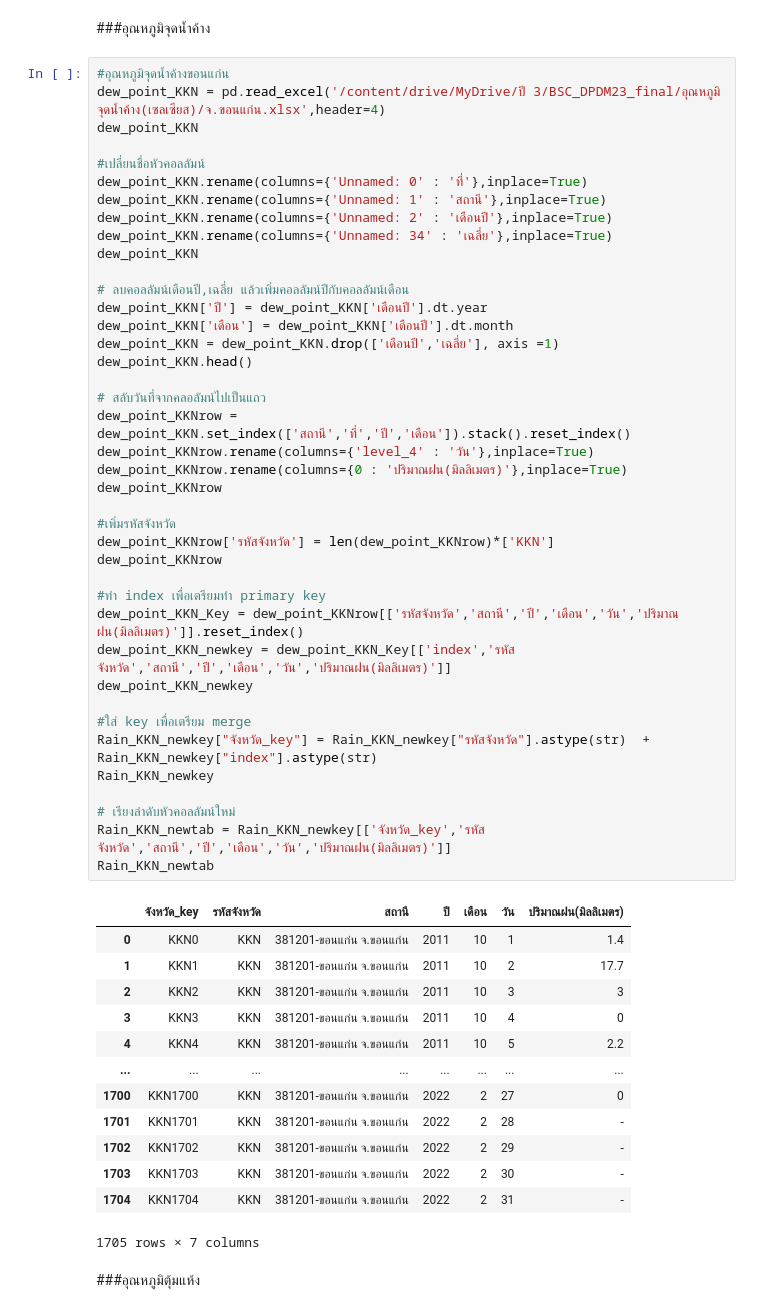
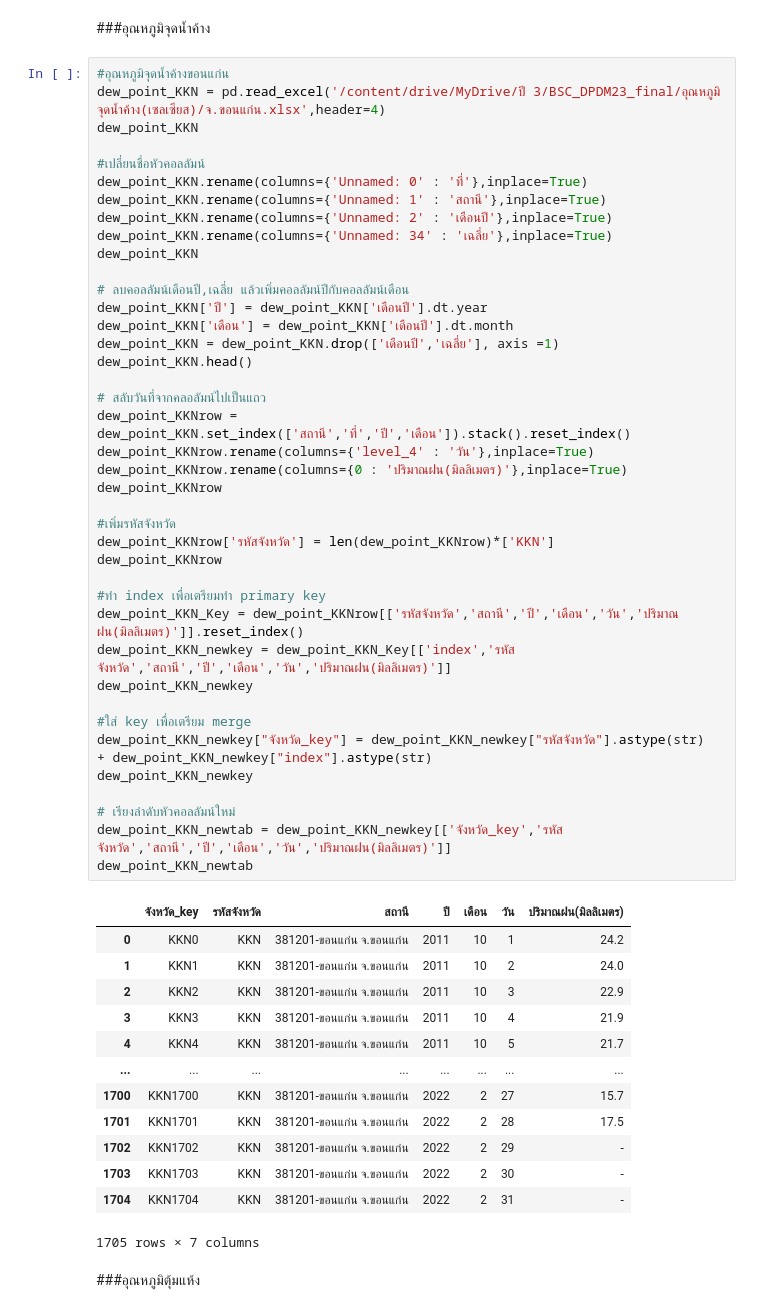
Before and after one commit to Phimphika113/BSC_DPDM23, a Jupyter notebook: midterm_bscdpdm23.ipynb, the cells around one changed output. Drawn from its saved outputs; the diff is of its cells as text.

```diff
--- a/midterm_bscdpdm23.ipynb
+++ b/midterm_bscdpdm23.ipynb
@@ -419,45 +421,45 @@ dew_point_KKN.rename(columns={'Unnamed: 1' : 'สถานี'},inplace=True)
 dew_point_KKN.rename(columns={'Unnamed: 2' : 'เดือนปี'},inplace=True)
 dew_point_KKN.rename(columns={'Unnamed: 34' : 'เฉลี่ย'},inplace=True)
 dew_point_KKN
 
 # ลบคอลลัมน์เดือนปี,เฉลี่ย แล้วเพิ่มคอลลัมน์ปีกับคอลลัมน์เดือน
 dew_point_KKN['ปี'] = dew_point_KKN['เดือนปี'].dt.year
 dew_point_KKN['เดือน'] = dew_point_KKN['เดือนปี'].dt.month
 dew_point_KKN = dew_point_KKN.drop(['เดือนปี','เฉลี่ย'], axis =1)
 dew_point_KKN.head()
 
 # สลับวันที่จากคลอลัมน์ไปเป็นแถว
 dew_point_KKNrow = dew_point_KKN.set_index(['สถานี','ที่','ปี','เดือน']).stack().reset_index()
 dew_point_KKNrow.rename(columns={'level_4' : 'วัน'},inplace=True)
 dew_point_KKNrow.rename(columns={0 : 'ปริมาณฝน(มิลลิเมตร)'},inplace=True)
 dew_point_KKNrow
 
 #เพิ่มรหัสจังหวัด
 dew_point_KKNrow['รหัสจังหวัด'] = len(dew_point_KKNrow)*['KKN']
 dew_point_KKNrow
 
 #ทำ index เพื่อเตรียมทำ primary key
 dew_point_KKN_Key = dew_point_KKNrow[['รหัสจังหวัด','สถานี','ปี','เดือน','วัน','ปริมาณฝน(มิลลิเมตร)']].reset_index()
 dew_point_KKN_newkey = dew_point_KKN_Key[['index','รหัสจังหวัด','สถานี','ปี','เดือน','วัน','ปริมาณฝน(มิลลิเมตร)']]
 dew_point_KKN_newkey
 
 #ใส่ key เพื่อเตรียม merge
-Rain_KKN_newkey["จังหวัด_key"] = Rain_KKN_newkey["รหัสจังหวัด"].astype(str)  + Rain_KKN_newkey["index"].astype(str)
-Rain_KKN_newkey
+dew_point_KKN_newkey["จังหวัด_key"] = dew_point_KKN_newkey["รหัสจังหวัด"].astype(str)  + dew_point_KKN_newkey["index"].astype(str)
+dew_point_KKN_newkey
 
 # เรียงลำดับหัวคอลลัมน์ใหม่
-Rain_KKN_newtab = Rain_KKN_newkey[['จังหวัด_key','รหัสจังหวัด','สถานี','ปี','เดือน','วัน','ปริมาณฝน(มิลลิเมตร)']]
-Rain_KKN_newtab
+dew_point_KKN_newtab = dew_point_KKN_newkey[['จังหวัด_key','รหัสจังหวัด','สถานี','ปี','เดือน','วัน','ปริมาณฝน(มิลลิเมตร)']]
+dew_point_KKN_newtab
 # %% [output]
 |  | จังหวัด_key | รหัสจังหวัด | สถานี | ปี | เดือน | วัน | ปริมาณฝน(มิลลิเมตร) |
-| 0 | KKN0 | KKN | 381201-ขอนแก่น จ.ขอนแก่น | 2011 | 10 | 1 | 1.4 |
-| 1 | KKN1 | KKN | 381201-ขอนแก่น จ.ขอนแก่น | 2011 | 10 | 2 | 17.7 |
-| 2 | KKN2 | KKN | 381201-ขอนแก่น จ.ขอนแก่น | 2011 | 10 | 3 | 3 |
-| 3 | KKN3 | KKN | 381201-ขอนแก่น จ.ขอนแก่น | 2011 | 10 | 4 | 0 |
-| 4 | KKN4 | KKN | 381201-ขอนแก่น จ.ขอนแก่น | 2011 | 10 | 5 | 2.2 |
+| 0 | KKN0 | KKN | 381201-ขอนแก่น จ.ขอนแก่น | 2011 | 10 | 1 | 24.2 |
+| 1 | KKN1 | KKN | 381201-ขอนแก่น จ.ขอนแก่น | 2011 | 10 | 2 | 24.0 |
+| 2 | KKN2 | KKN | 381201-ขอนแก่น จ.ขอนแก่น | 2011 | 10 | 3 | 22.9 |
+| 3 | KKN3 | KKN | 381201-ขอนแก่น จ.ขอนแก่น | 2011 | 10 | 4 | 21.9 |
+| 4 | KKN4 | KKN | 381201-ขอนแก่น จ.ขอนแก่น | 2011 | 10 | 5 | 21.7 |
 | ... | ... | ... | ... | ... | ... | ... | ... |
-| 1700 | KKN1700 | KKN | 381201-ขอนแก่น จ.ขอนแก่น | 2022 | 2 | 27 | 0 |
-| 1701 | KKN1701 | KKN | 381201-ขอนแก่น จ.ขอนแก่น | 2022 | 2 | 28 | - |
+| 1700 | KKN1700 | KKN | 381201-ขอนแก่น จ.ขอนแก่น | 2022 | 2 | 27 | 15.7 |
+| 1701 | KKN1701 | KKN | 381201-ขอนแก่น จ.ขอนแก่น | 2022 | 2 | 28 | 17.5 |
 | 1702 | KKN1702 | KKN | 381201-ขอนแก่น จ.ขอนแก่น | 2022 | 2 | 29 | - |
 | 1703 | KKN1703 | KKN | 381201-ขอนแก่น จ.ขอนแก่น | 2022 | 2 | 30 | - |
 | 1704 | KKN1704 | KKN | 381201-ขอนแก่น จ.ขอนแก่น | 2022 | 2 | 31 | - |
```
Also changed, not shown: parts of 51 cells of this notebook.
